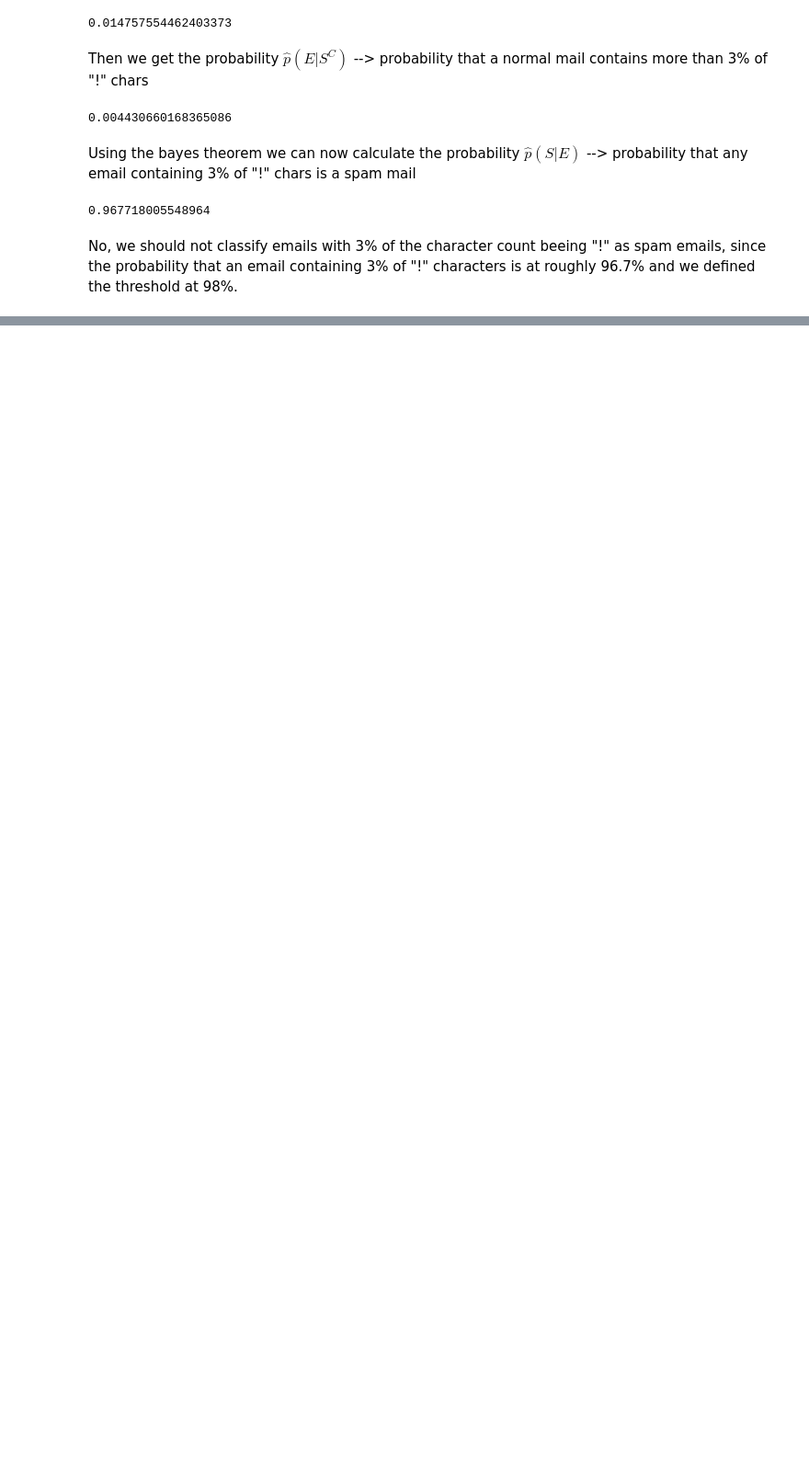
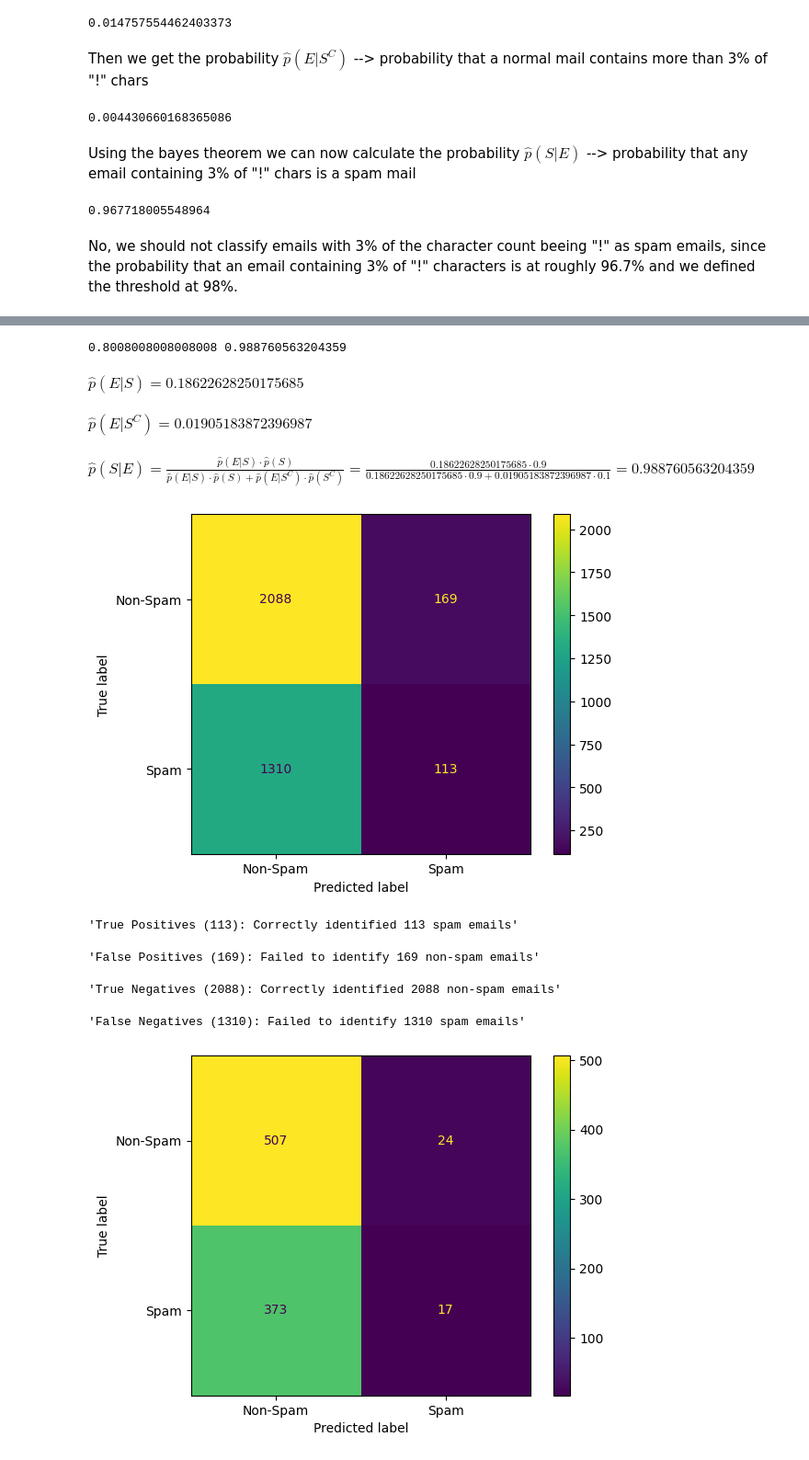
Before and after one commit to GionRubitschung/applied-statistics, a Jupyter notebook: spamfilter_template.ipynb, the cells around one changed output, grey strips where cells are left out. Shown at 92% size. Drawn from its saved outputs; the diff is of its cells as text; code cells hidden in the pictures; blank space fills up the shorter version.

```diff
--- a/spamfilter_template.ipynb
+++ b/spamfilter_template.ipynb
@@ -154,14 +167,14 @@ normal_mails_containing_char
 # %% [markdown]
 Then we get the probability $\hat{p}(E|S)$ --> probability that a spam mail contains more than 3% of "!" chars
 # %%
-p_E_S = spam_mails_containing_char / len(X_train_spam)
+p_E_S = spam_mails_filtered / len(X_train_spam)
 p_E_S
 # %% [output]
 0.014757554462403373
 # %% [markdown]
 Then we get the probability $\hat{p}(E|S^C)$ --> probability that a normal mail contains more than 3% of "!" chars
 # %%
-p_E_Sc = normal_mails_containing_char / len(X_train_nonspam)
+p_E_Sc = normal_mails_filtered / len(X_train_nonspam)
 p_E_Sc
 # %% [output]
 0.004430660168365086
@@ -177,0 +328,16 @@ No, we should not classify emails with 3% of the character count beeing "!" as s
+# %%
+import operator
+import numpy as np
+
+p_S_E_values = []
+for i in np.linspace(0, 100, num=1_000):
+    try:
+        p_S_E, _ = compute_p_S_E(
+            [("char_freq_!", operator.gt, i)],
+            display_bayes=False,
+            display_confusion_matrix=False,
+        )
+        p_S_E_values.append((i, p_S_E))
+    except:
+        continue
+[(et, t) for (et, t) in p_S_E_values if t >= 0.98]
@@ -177,0 +370,15 @@ No, we should not classify emails with 3% of the character count beeing "!" as s
+# %%
+event_threshold, threshold = max(p_S_E_values, key=operator.itemgetter(1))
+print(event_threshold, threshold)
+compute_p_S_E([("char_freq_!", operator.gt, event_threshold)], test_set=True)
+# %% [output]
+0.8008008008008008 0.988760563204359
+$\displaystyle \hat{p}(E|S) = 0.18622628250175685$
+$\displaystyle \hat{p}(E|S^C) = 0.01905183872396987$
+$\displaystyle \hat{p}(S|E) = \frac{\hat{p}(E|S) \cdot \hat{p}(S)}{\hat{p}(E|S) \cdot \hat{p}(S) + \hat{p}(E|S^C) \cdot \hat{p}(S^C)} = \frac{0.18622628250175685 \cdot 0.9}{0.18622628250175685 \cdot 0.9 + 0.01905183872396987 \cdot 0.1} = 0.988760563204359$
+[figure, added]
+'True Positives (113): Correctly identified 113 spam emails'
+'False Positives (169): Failed to identify 169 non-spam emails'
+'True Negatives (2088): Correctly identified 2088 non-spam emails'
+'False Negatives (1310): Failed to identify 1310 spam emails'
+[figure, added]
```
Also changed, not shown: parts of 43 cells of this notebook, 2 other files.
